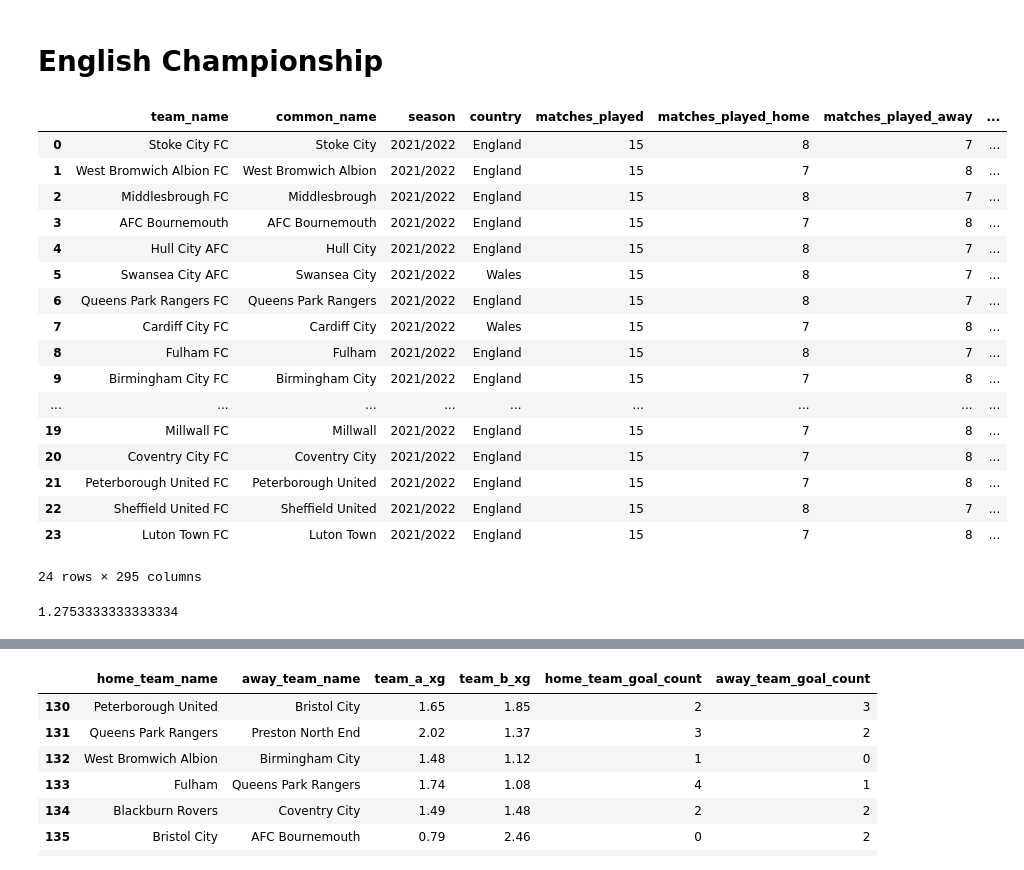
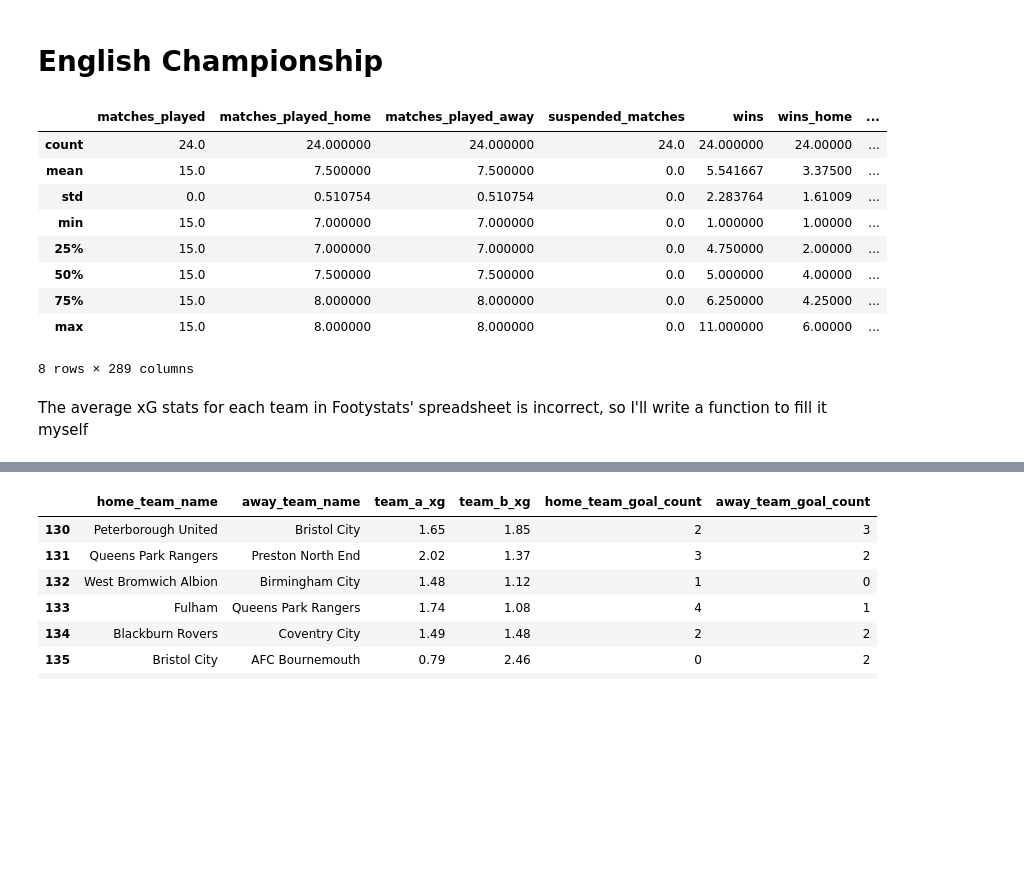
Before and after one commit to dkeyer/English-_Championship_2021, a Jupyter notebook: all_leagues/2022_all_leagues_EDA.ipynb, the cells around one changed output, grey strips where cells are left out. Cells and saved outputs as stored; diff of their text form; code cells hidden in the pictures; blank space fills up the shorter version.

Commit message:
function to replace avg xg

```diff
--- a/all_leagues/2022_all_leagues_EDA.ipynb
+++ b/all_leagues/2022_all_leagues_EDA.ipynb
@@ -26,38 +26,23 @@ segunda_games = segunda_games.loc[segunda_games['status'] == 'complete']
 # %% [markdown]
 # English Championship
 # %%
-champ_team_stats
+champ_team_stats.describe()
 # %% [output]
-|  | team_name | common_name | season | country | matches_played | matches_played_home | matches_played_away | ... |
-| 0 | Stoke City FC | Stoke City | 2021/2022 | England | 15 | 8 | 7 | ... |
-| 1 | West Bromwich Albion FC | West Bromwich Albion | 2021/2022 | England | 15 | 7 | 8 | ... |
-| 2 | Middlesbrough FC | Middlesbrough | 2021/2022 | England | 15 | 8 | 7 | ... |
-| 3 | AFC Bournemouth | AFC Bournemouth | 2021/2022 | England | 15 | 7 | 8 | ... |
-| 4 | Hull City AFC | Hull City | 2021/2022 | England | 15 | 8 | 7 | ... |
-| 5 | Swansea City AFC | Swansea City | 2021/2022 | Wales | 15 | 8 | 7 | ... |
-| 6 | Queens Park Rangers FC | Queens Park Rangers | 2021/2022 | England | 15 | 8 | 7 | ... |
-| 7 | Cardiff City FC | Cardiff City | 2021/2022 | Wales | 15 | 7 | 8 | ... |
-| 8 | Fulham FC | Fulham | 2021/2022 | England | 15 | 8 | 7 | ... |
-| 9 | Birmingham City FC | Birmingham City | 2021/2022 | England | 15 | 7 | 8 | ... |
-| ... | ... | ... | ... | ... | ... | ... | ... | ... |
-| 19 | Millwall FC | Millwall | 2021/2022 | England | 15 | 7 | 8 | ... |
-| 20 | Coventry City FC | Coventry City | 2021/2022 | England | 15 | 7 | 8 | ... |
-| 21 | Peterborough United FC | Peterborough United | 2021/2022 | England | 15 | 7 | 8 | ... |
-| 22 | Sheffield United FC | Sheffield United | 2021/2022 | England | 15 | 8 | 7 | ... |
-| 23 | Luton Town FC | Luton Town | 2021/2022 | England | 15 | 7 | 8 | ... |
+|  | matches_played | matches_played_home | matches_played_away | suspended_matches | wins | wins_home | ... |
+| count | 24.0 | 24.000000 | 24.000000 | 24.0 | 24.000000 | 24.00000 | ... |
+| mean | 15.0 | 7.500000 | 7.500000 | 0.0 | 5.541667 | 3.37500 | ... |
+| std | 0.0 | 0.510754 | 0.510754 | 0.0 | 2.283764 | 1.61009 | ... |
+| min | 15.0 | 7.000000 | 7.000000 | 0.0 | 1.000000 | 1.00000 | ... |
+| 25% | 15.0 | 7.000000 | 7.000000 | 0.0 | 4.750000 | 2.00000 | ... |
+| 50% | 15.0 | 7.500000 | 7.500000 | 0.0 | 5.000000 | 4.00000 | ... |
+| 75% | 15.0 | 8.000000 | 8.000000 | 0.0 | 6.250000 | 4.25000 | ... |
+| max | 15.0 | 8.000000 | 8.000000 | 0.0 | 11.000000 | 6.00000 | ... |
-24 rows × 295 columns
+8 rows × 289 columns
 # %%
 champ_team_stats['real_xg'] = ""
 champ_team_stats['real_xga'] = ""
-# %%
-total = champ_games.loc[champ_games['home_team_name'] == 'Swansea City', 'team_a_xg'].sum()
-total = total + champ_games.loc[champ_games['away_team_name'] == 'Swansea City', 'team_b_xg'].sum()
-total = total / (champ_team_stats.loc[champ_team_stats['common_name']=='Swansea City', 'matches_played'].iloc[0])
-total
-#First line -- getting their xg from home games, Second line -- getting xg from away games, third line dividing it by
-# total matches played to get average xg
-# %% [output]
-1.2753333333333334
+# %% [markdown]
+The average xG stats for each team in Footystats' spreadsheet is incorrect, so I'll write a function to fill it myself
 # %%
 def xg_fixer(team_name):
     total = champ_games.loc[champ_games['home_team_name'] == team_name, 'team_a_xg'].sum()
```
Also changed, not shown: parts of 3 cells of this notebook.
